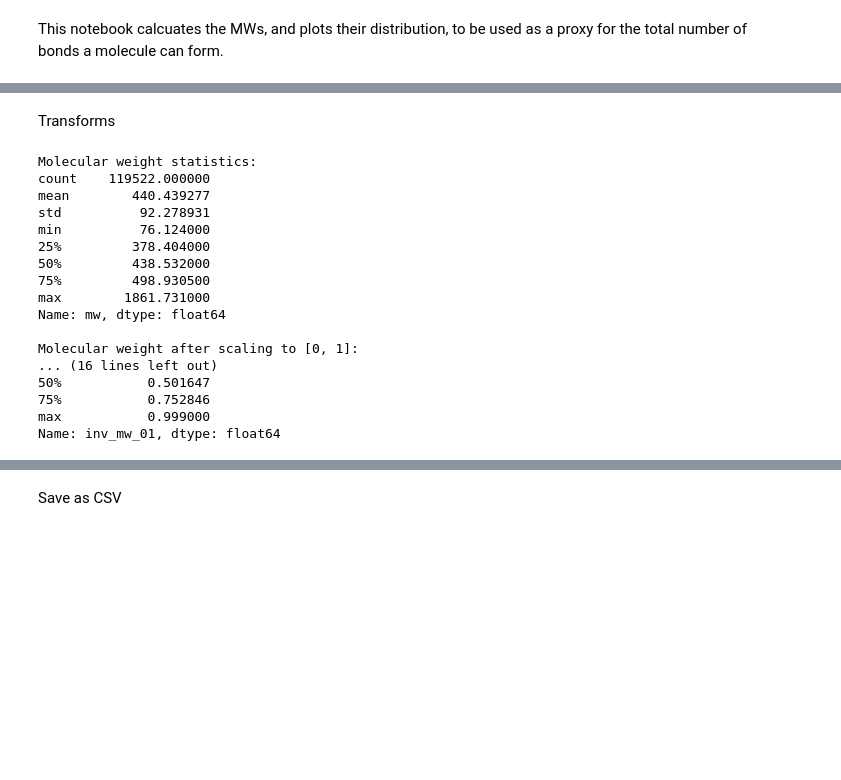
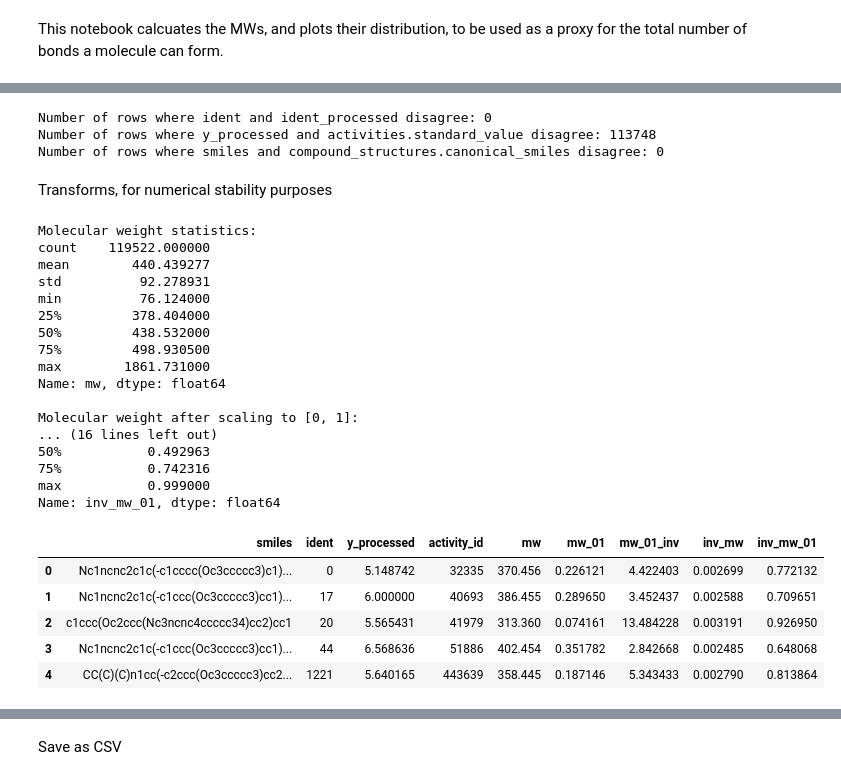
Before and after one commit to fatemeh-moghaddam/kinodata-3D-affinity-prediction, a Jupyter notebook: prob/interactions/mw.ipynb, the cells around one changed output, grey strips where cells are left out. Cells and saved outputs as stored; diff of their text form; code cells hidden in the pictures; blank space fills up the shorter version.

```diff
--- a/prob/interactions/mw.ipynb
+++ b/prob/interactions/mw.ipynb
@@ -22,3 +25,14 @@ mapping.head(2)
+# %%
+# Rows where two columns disagree
+for col_a, col_b in [("ident", "ident_processed"), ("y_processed", "activities.standard_value"), ("smiles", "compound_structures.canonical_smiles")]:
+    # Treat NaN == NaN as agreement; only keep real disagreements
+    disagree_rows = mapping[mapping[col_a].ne(mapping[col_b]) & ~(mapping[col_a].isna() & mapping[col_b].isna())]
+    # print(f"Rows where {col_a} and {col_b} disagree:\n{disagree_rows[col_a]}, {disagree_rows[col_b]}\n")
+    print(f"Number of rows where {col_a} and {col_b} disagree: {len(disagree_rows)}")
+# %% [output]
+Number of rows where ident and ident_processed disagree: 0
+Number of rows where y_processed and activities.standard_value disagree: 113748
+Number of rows where smiles and compound_structures.canonical_smiles disagree: 0
 # %%
 @lru_cache(maxsize=200_000)     # to not calculate MW for same SMILES multiple times
 def mw_from_smiles(smiles: str) -> float:
@@ -27,7 +41,7 @@ def mw_from_smiles(smiles: str) -> float:
     mol = Chem.MolFromSmiles(smiles)
     return Descriptors.MolWt(mol) if mol is not None else float("nan")
 # %% [markdown]
-Transforms
+Transforms, for numerical stability purposes
 # %%
 # def exp_transform_mw(df: pd.DataFrame, in_col: str, out_col: str, eps: float = 1e-3,
 # ):
@@ -49,8 +64,9 @@ def _no_zeros(df, col, eps=1e-3):
     df[col] = eps + (1 - 2*eps) * df[col]
     return df
 # %%
-mws = pd.DataFrame()
-mws["mw"] = mapping["smiles"].apply(mw_from_smiles)
+# mws = pd.DataFrame()
+mws = mapping[["smiles", "ident", "y_processed", "activity_id"]].copy()
+mws["mw"] = mws["smiles"].apply(mw_from_smiles)
 print("Molecular weight statistics:")
 print(mws["mw"].describe())
 
@@ -82,7 +98,16 @@ Name: mw, dtype: float64
 
 Molecular weight after scaling to [0, 1]:
 ... (16 lines left out)
-50%           0.501647
-75%           0.752846
+50%           0.492963
+75%           0.742316
 max           0.999000
 Name: inv_mw_01, dtype: float64
+# %%
+mws.head(5)
+# %% [output]
+|  | smiles | ident | y_processed | activity_id | mw | mw_01 | mw_01_inv | inv_mw | inv_mw_01 |
+| 0 | Nc1ncnc2c1c(-c1cccc(Oc3ccccc3)c1)... | 0 | 5.148742 | 32335 | 370.456 | 0.226121 | 4.422403 | 0.002699 | 0.772132 |
+| 1 | Nc1ncnc2c1c(-c1ccc(Oc3ccccc3)cc1)... | 17 | 6.000000 | 40693 | 386.455 | 0.289650 | 3.452437 | 0.002588 | 0.709651 |
+| 2 | c1ccc(Oc2ccc(Nc3ncnc4ccccc34)cc2)cc1 | 20 | 5.565431 | 41979 | 313.360 | 0.074161 | 13.484228 | 0.003191 | 0.926950 |
+| 3 | Nc1ncnc2c1c(-c1ccc(Oc3ccccc3)cc1)... | 44 | 6.568636 | 51886 | 402.454 | 0.351782 | 2.842668 | 0.002485 | 0.648068 |
+| 4 | CC(C)(C)n1cc(-c2ccc(Oc3ccccc3)cc2... | 1221 | 5.640165 | 443639 | 358.445 | 0.187146 | 5.343433 | 0.002790 | 0.813864 |
```
Also changed, not shown: parts of 12 cells of this notebook.
